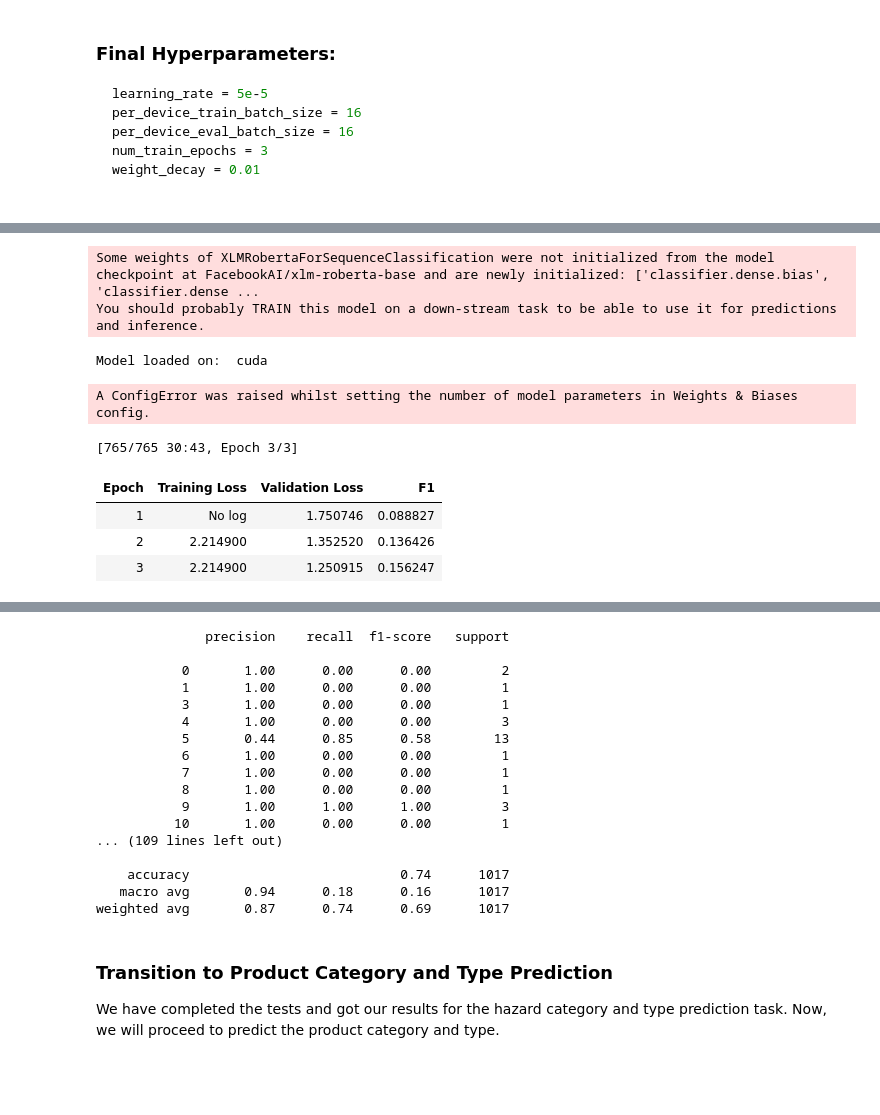
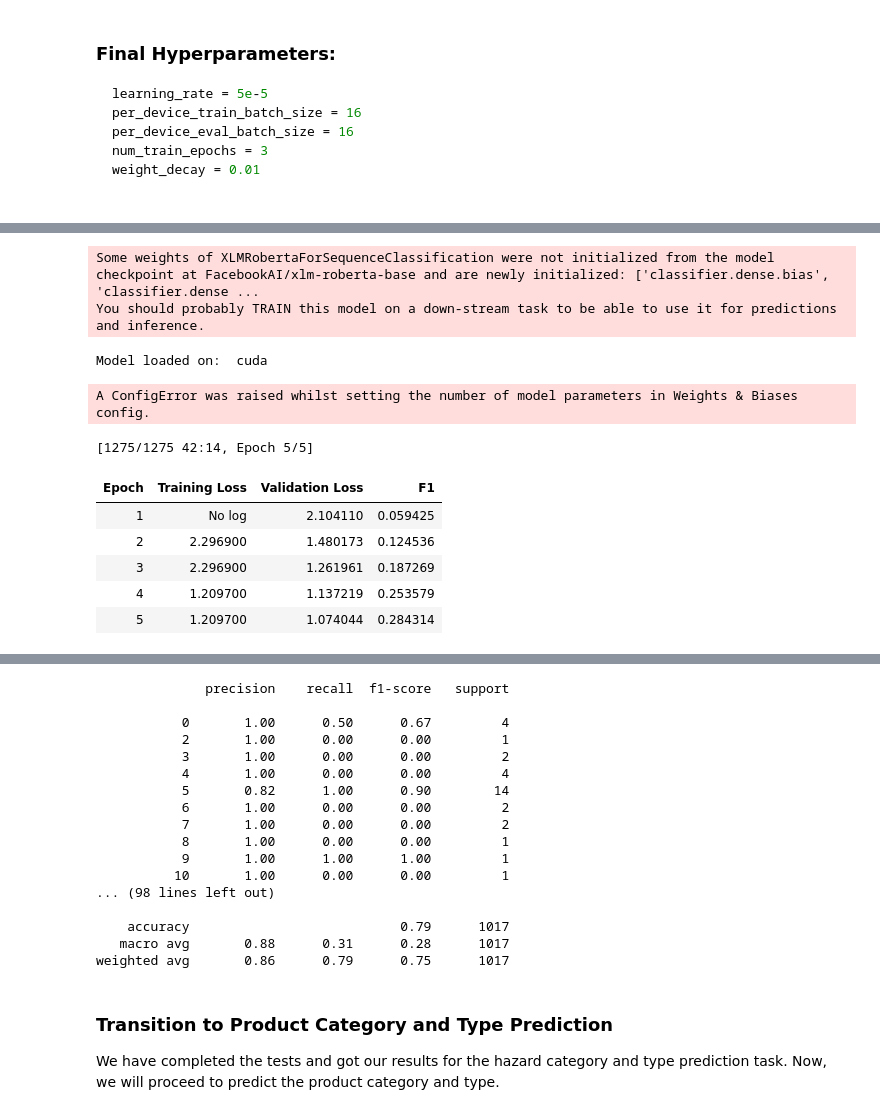
Before and after one commit to NicholasVitsentzatos/Food-Hazard-Detection-Challenge, a Jupyter notebook: PDS 2nd Assignment/Xlm_roberta.ipynb, the cells around one changed output, grey strips where cells are left out. Drawn from its saved outputs; the diff is of its cells as text; code cells hidden in the pictures; blank space fills up the shorter version.

```diff
--- a/PDS 2nd Assignment/Xlm_roberta.ipynb
+++ b/PDS 2nd Assignment/Xlm_roberta.ipynb
@@ -364,33 +366,35 @@ weighted avg       0.66      0.51      0.44      1017
 # %%
-train_xlm_roberta(version='tuned_xlm_roberta_with_text_on_hazard_type', x_column='text', y_column='hazard', stratify=False, learning_rate=5e-5, num_train_epochs=3, weight_decay=0.01, per_device_train_batch_size=16, per_device_eval_batch_size=16)
+train_xlm_roberta(version='tuned_xlm_roberta_with_text_on_hazard_type', x_column='text', y_column='hazard', stratify=False, learning_rate=5e-5, num_train_epochs=5, weight_decay=0.01, per_device_train_batch_size=16, per_device_eval_batch_size=16)
 # %% [output]
 Some weights of XLMRobertaForSequenceClassification were not initialized from the model checkpoint at FacebookAI/xlm-roberta-base and are newly initialized: ['classifier.dense.bias', 'classifier.dense ...
 You should probably TRAIN this model on a down-stream task to be able to use it for predictions and inference.
 Model loaded on:  cuda
 A ConfigError was raised whilst setting the number of model parameters in Weights & Biases config.
-[765/765 30:43, Epoch 3/3]
+[1275/1275 42:14, Epoch 5/5]
 | Epoch | Training Loss | Validation Loss | F1 |
-| 1 | No log | 1.750746 | 0.088827 |
-| 2 | 2.214900 | 1.352520 | 0.136426 |
-| 3 | 2.214900 | 1.250915 | 0.156247 |
+| 1 | No log | 2.104110 | 0.059425 |
+| 2 | 2.296900 | 1.480173 | 0.124536 |
+| 3 | 2.296900 | 1.261961 | 0.187269 |
+| 4 | 1.209700 | 1.137219 | 0.253579 |
+| 5 | 1.209700 | 1.074044 | 0.284314 |
 [interactive output not drawn]
               precision    recall  f1-score   support
 
-           0       1.00      0.00      0.00         2
-           1       1.00      0.00      0.00         1
-           3       1.00      0.00      0.00         1
-           4       1.00      0.00      0.00         3
-           5       0.44      0.85      0.58        13
-           6       1.00      0.00      0.00         1
-           7       1.00      0.00      0.00         1
+           0       1.00      0.50      0.67         4
+           2       1.00      0.00      0.00         1
+           3       1.00      0.00      0.00         2
+           4       1.00      0.00      0.00         4
+           5       0.82      1.00      0.90        14
+           6       1.00      0.00      0.00         2
+           7       1.00      0.00      0.00         2
            8       1.00      0.00      0.00         1
-           9       1.00      1.00      1.00         3
+           9       1.00      1.00      1.00         1
           10       1.00      0.00      0.00         1
-... (109 lines left out)
+... (98 lines left out)
 
-    accuracy                           0.74      1017
-   macro avg       0.94      0.18      0.16      1017
-weighted avg       0.87      0.74      0.69      1017
+    accuracy                           0.79      1017
+   macro avg       0.88      0.31      0.28      1017
+weighted avg       0.86      0.79      0.75      1017
 # %% [markdown]
 ### Transition to Product Category and Type Prediction
 
```
Also changed, not shown: parts of 6 cells of this notebook, 4 other files.
